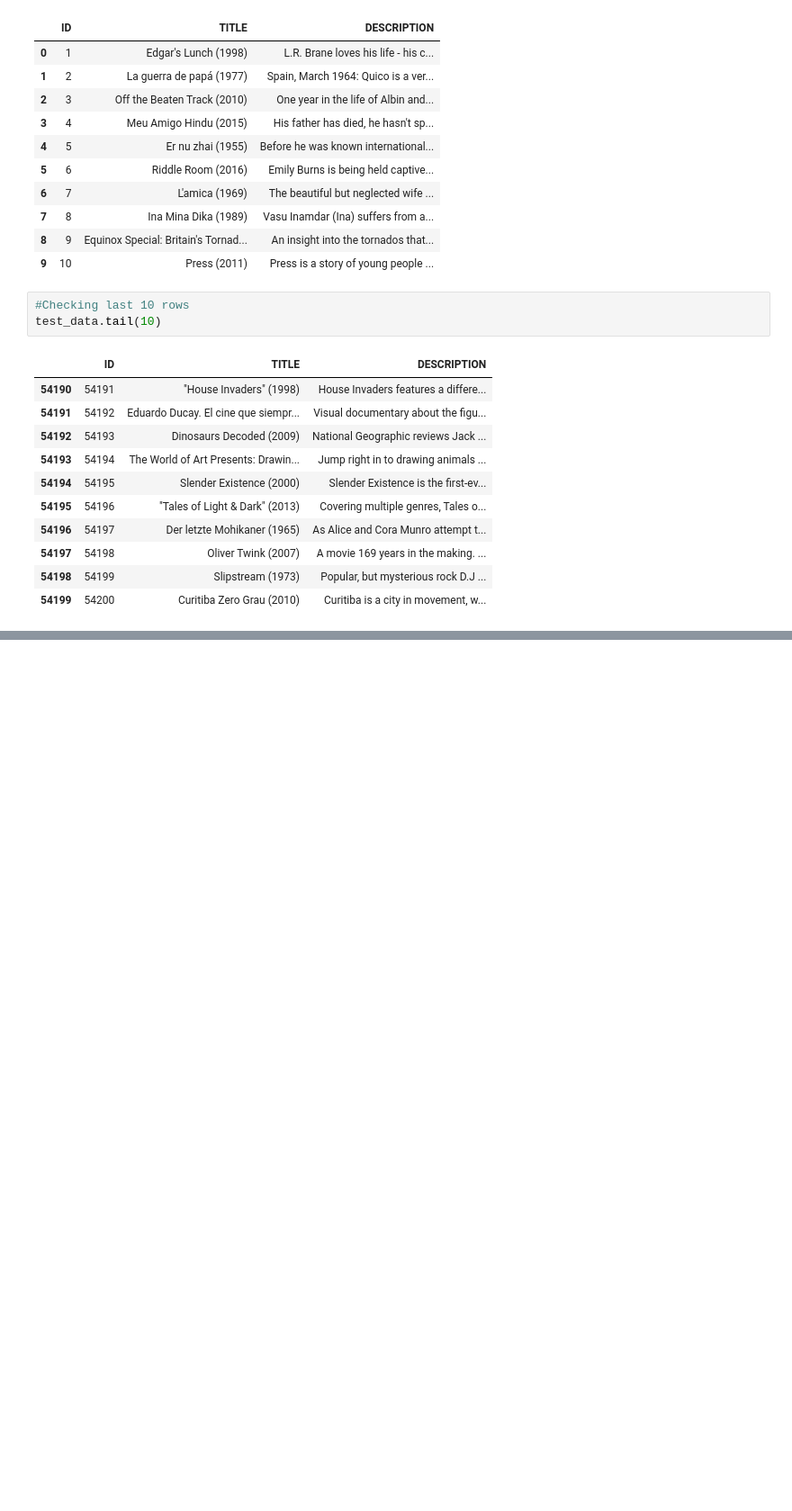
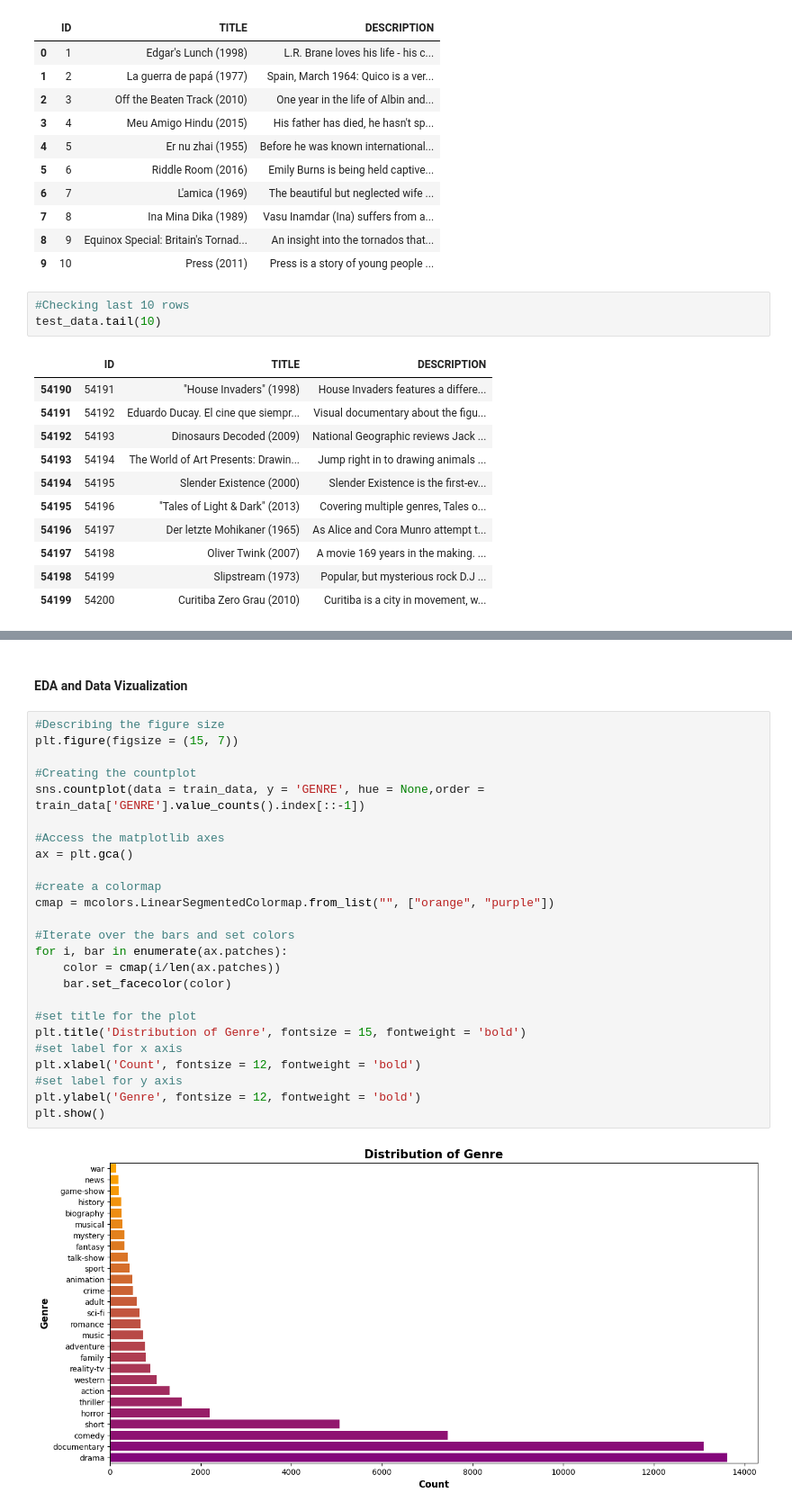
Before and after one commit to Shivamshukla14/Encryptix, a Jupyter notebook: movie_genre_classification.ipynb, the cells around one changed output, grey strips where cells are left out. Shown at 90% size. Cells and saved outputs as stored; diff of their text form; blank space fills up the shorter version.

Commit message:
Done with creating a model using Naive Bayes
EDA and Data Vizualization completed along with model creation using Naive Bayes Classifier

```diff
--- a/movie_genre_classification.ipynb
+++ b/movie_genre_classification.ipynb
@@ -194,0 +187,29 @@ test_data.sample(10)
+# %% [markdown]
+#### EDA and Data Vizualization
+# %%
+#Describing the figure size
+plt.figure(figsize = (15, 7))
+
+#Creating the countplot
+sns.countplot(data = train_data, y = 'GENRE', hue = None,order = train_data['GENRE'].value_counts().index[::-1])
+
+#Access the matplotlib axes
+ax = plt.gca()
+
+#create a colormap
+cmap = mcolors.LinearSegmentedColormap.from_list("", ["orange", "purple"])
+
+#Iterate over the bars and set colors
+for i, bar in enumerate(ax.patches):
+    color = cmap(i/len(ax.patches))
+    bar.set_facecolor(color)
+
+#set title for the plot
+plt.title('Distribution of Genre', fontsize = 15, fontweight = 'bold')
+#set label for x axis
+plt.xlabel('Count', fontsize = 12, fontweight = 'bold')
+#set label for y axis
+plt.ylabel('Genre', fontsize = 12, fontweight = 'bold')
+plt.show()
+# %% [output]
+[figure, added]
```
Also changed, not shown: parts of 54 cells of this notebook.
